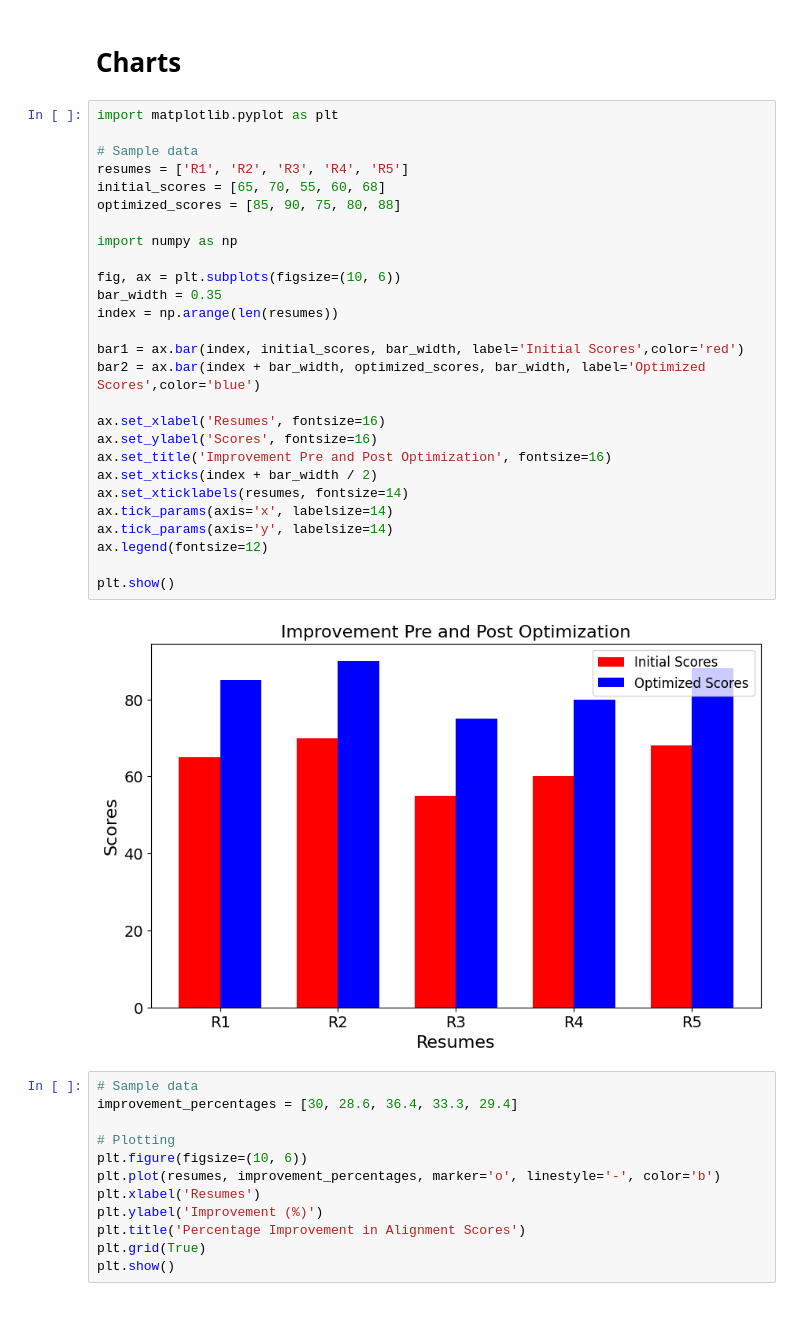
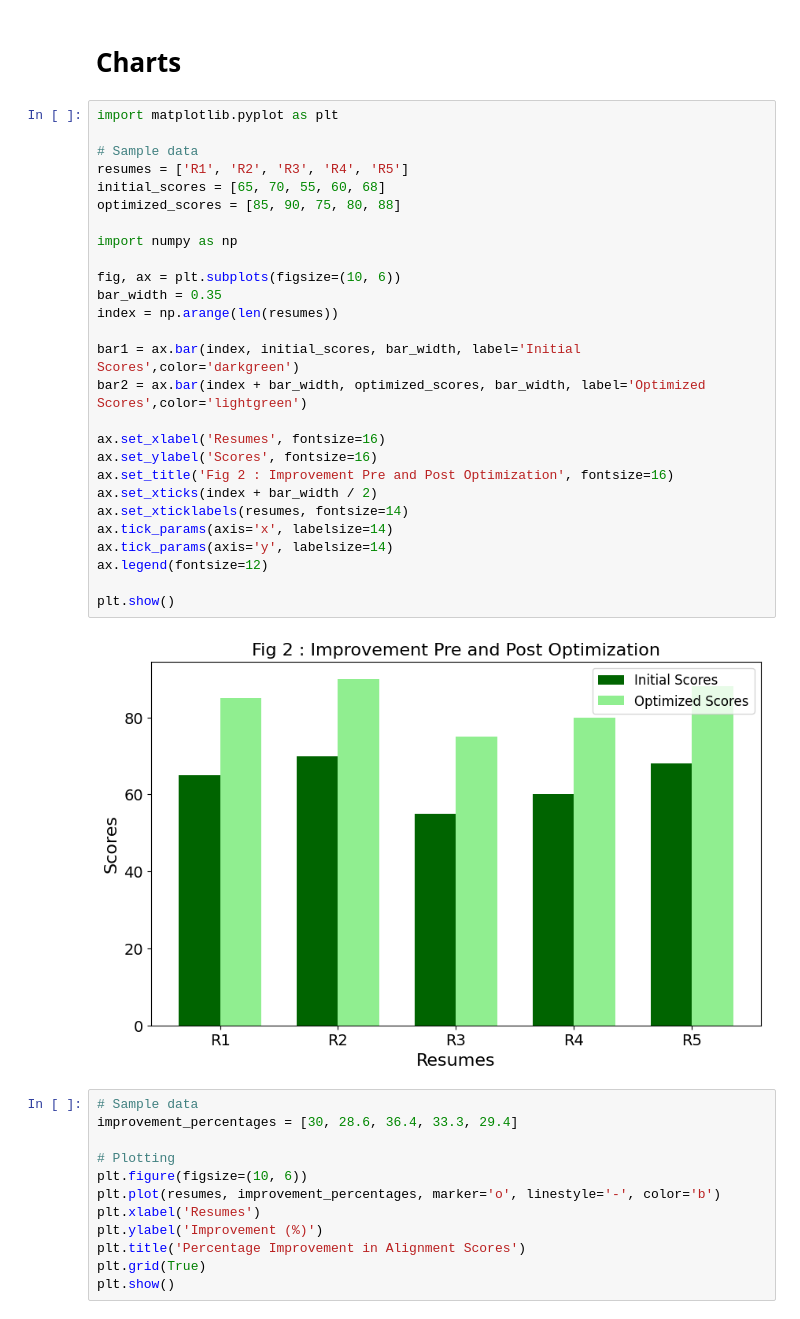
Before and after one commit to aviralwalia08/ResumeOptimizer, a Jupyter notebook: notebooks/Get_Top20Keywords.ipynb, the cells around one changed output. Saved outputs shown, nothing was run; the diff lists cells and outputs as text.

```diff
--- a/notebooks/Get_Top20Keywords.ipynb
+++ b/notebooks/Get_Top20Keywords.ipynb
@@ -488,32 +488,32 @@ print(match_score)
 # %%
 import matplotlib.pyplot as plt
 
 # Sample data
 resumes = ['R1', 'R2', 'R3', 'R4', 'R5']
 initial_scores = [65, 70, 55, 60, 68]
 optimized_scores = [85, 90, 75, 80, 88]
 
 import numpy as np
 
 fig, ax = plt.subplots(figsize=(10, 6))
 bar_width = 0.35
 index = np.arange(len(resumes))
 
-bar1 = ax.bar(index, initial_scores, bar_width, label='Initial Scores',color='red')
-bar2 = ax.bar(index + bar_width, optimized_scores, bar_width, label='Optimized Scores',color='blue')
+bar1 = ax.bar(index, initial_scores, bar_width, label='Initial Scores',color='darkgreen')
+bar2 = ax.bar(index + bar_width, optimized_scores, bar_width, label='Optimized Scores',color='lightgreen')
 
 ax.set_xlabel('Resumes', fontsize=16)
 ax.set_ylabel('Scores', fontsize=16)
-ax.set_title('Improvement Pre and Post Optimization', fontsize=16)
+ax.set_title('Fig 2 : Improvement Pre and Post Optimization', fontsize=16)
 ax.set_xticks(index + bar_width / 2)
 ax.set_xticklabels(resumes, fontsize=14)
 ax.tick_params(axis='x', labelsize=14)
 ax.tick_params(axis='y', labelsize=14)
 ax.legend(fontsize=12)
 
 plt.show()
 # %% [output]
-[figure, old version]
+[figure, new version]
 # %%
 # Sample data
 improvement_percentages = [30, 28.6, 36.4, 33.3, 29.4]
```
Also changed, not shown: parts of 11 cells of this notebook, 12 other files.
